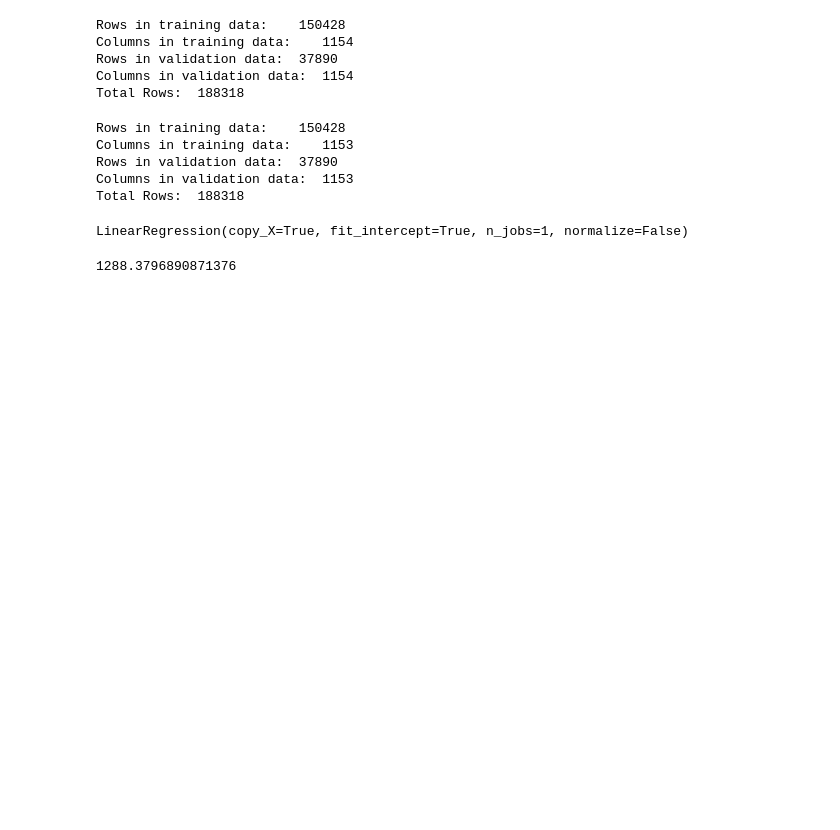
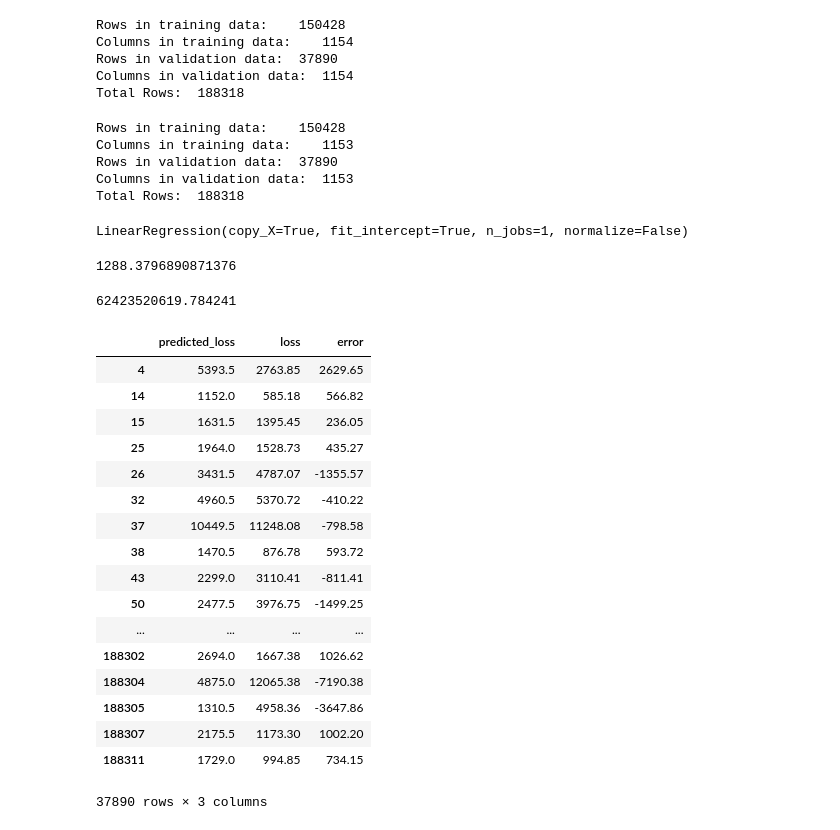
Before and after one commit to matt-negrin/kaggle_allstate, a Jupyter notebook: scratchwork.ipynb, the cells around one changed output. Cells and saved outputs as stored; diff of their text form; code cells hidden in the pictures; blank space fills up the shorter version.

```diff
--- a/scratchwork.ipynb
+++ b/scratchwork.ipynb
@@ -187,3 +187,28 @@ output_train[['predicted_loss', 'loss', 'error']]
 np.mean(abs(output_train['error']))
 # %% [output]
 1288.3796890871376
+# %%
+np.mean(abs(output_valid['error']))
+# %% [output]
+62423520619.784241
+# %%
+output_valid[['predicted_loss', 'loss', 'error']]
+# %% [output]
+|  | predicted_loss | loss | error |
+| 4 | 5393.5 | 2763.85 | 2629.65 |
+| 14 | 1152.0 | 585.18 | 566.82 |
+| 15 | 1631.5 | 1395.45 | 236.05 |
+| 25 | 1964.0 | 1528.73 | 435.27 |
+| 26 | 3431.5 | 4787.07 | -1355.57 |
+| 32 | 4960.5 | 5370.72 | -410.22 |
+| 37 | 10449.5 | 11248.08 | -798.58 |
+| 38 | 1470.5 | 876.78 | 593.72 |
+| 43 | 2299.0 | 3110.41 | -811.41 |
+| 50 | 2477.5 | 3976.75 | -1499.25 |
+| ... | ... | ... | ... |
+| 188302 | 2694.0 | 1667.38 | 1026.62 |
+| 188304 | 4875.0 | 12065.38 | -7190.38 |
+| 188305 | 1310.5 | 4958.36 | -3647.86 |
+| 188307 | 2175.5 | 1173.30 | 1002.20 |
+| 188311 | 1729.0 | 994.85 | 734.15 |
+37890 rows × 3 columns
```
Also changed, not shown: parts of 2 cells of this notebook, 4 other files.
